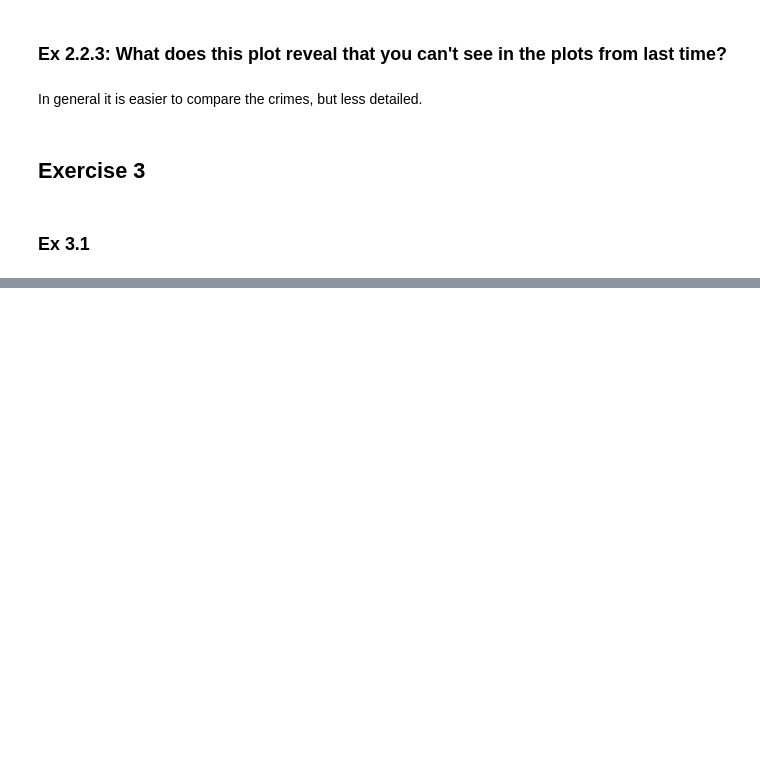
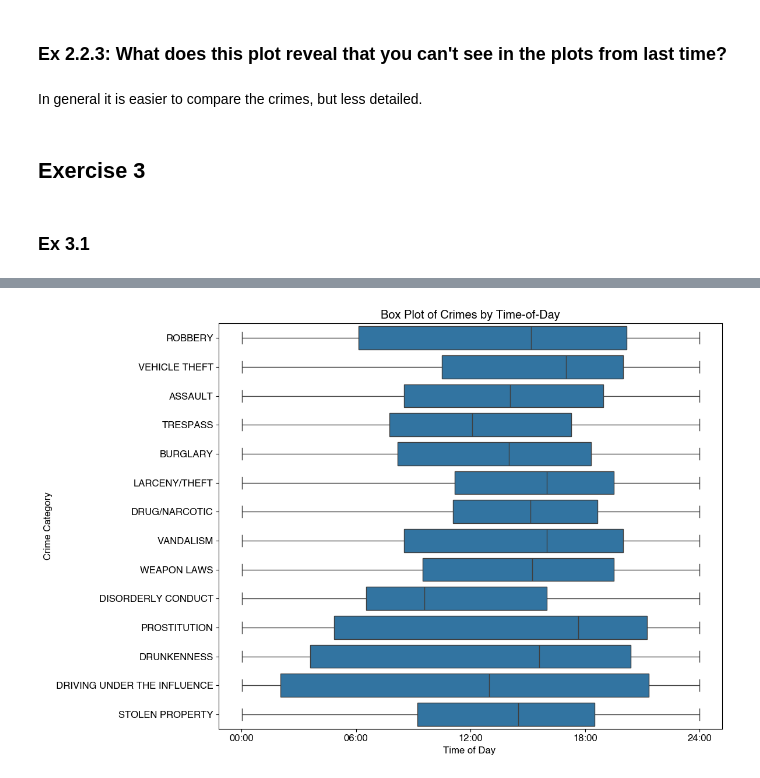
Before and after one commit to clbokea/socialdata2024, a Jupyter notebook: exercises/week3/week3_part3.ipynb, the cells around one changed output, grey strips where cells are left out. Saved outputs shown, nothing was run; the diff lists cells and outputs as text; code cells hidden in the pictures; blank space fills up the shorter version.

```diff
--- a/exercises/week3/week3_part3.ipynb
+++ b/exercises/week3/week3_part3.ipynb
@@ -267,3 +267,31 @@ In general it is easier to compare the crimes, but less detailed.
 ## Exercise 3
 # %% [markdown]
 ### Ex 3.1
+# %%
+focuscrimes = {
+    'WEAPON LAWS', 'PROSTITUTION', 'DRIVING UNDER THE INFLUENCE', 'ROBBERY', 'BURGLARY', 'ASSAULT',
+    'DRUNKENNESS', 'DRUG/NARCOTIC', 'TRESPASS', 'LARCENY/THEFT', 'VANDALISM',
+    'VEHICLE THEFT', 'STOLEN PROPERTY', 'DISORDERLY CONDUCT'
+}
+
+df_focus = df[df['Category'].isin(focuscrimes)].copy()
+
+# Convert time-of-day to a fractional hour
+def time_to_fractional_hour(time_str):
+    hours, minutes = map(int, time_str.split(':'))
+    return hours + minutes / 60
+
+df_focus['TimeFractional'] = df_focus['Time'].apply(time_to_fractional_hour)
+
+# Calculate the average time-of-day for each focus-crime category
+average_times = df_focus.groupby('Category')['TimeFractional'].mean()
+
+# Optional: Convert the average times back to a more readable format if desired
+def fractional_hour_to_time(fractional_hour):
+    hours = int(fractional_hour)
+    minutes = int((fractional_hour - hours) * 60)
+    return f"{hours:02d}:{minutes:02d}"
+
+average_times_readable = average_times.apply(fractional_hour_to_time)
+
+print(average_times_readable)
@@ -269,0 +315,15 @@ In general it is easier to compare the crimes, but less detailed.
+# %%
+# Create box plots
+plt.figure(figsize=(12, 8))  # Adjust the figure size as needed
+sns.boxplot(x='TimeFractional', y='Category', data=df_focus, orient='h')
+plt.title('Box Plot of Crimes by Time-of-Day')
+plt.xlabel('Time of Day ')
+plt.ylabel('Crime Category')
+
+# Optional: Adjust x-axis to show readable time format
+plt.xticks(ticks=[0, 6, 12, 18, 24], labels=['00:00', '06:00', '12:00', '18:00', '24:00'])
+
+plt.tight_layout()  # Adjust the layout to make room for the labels
+plt.show()
+# %% [output]
+[figure, added]
```
Also changed, not shown: parts of 1 cell of this notebook.
